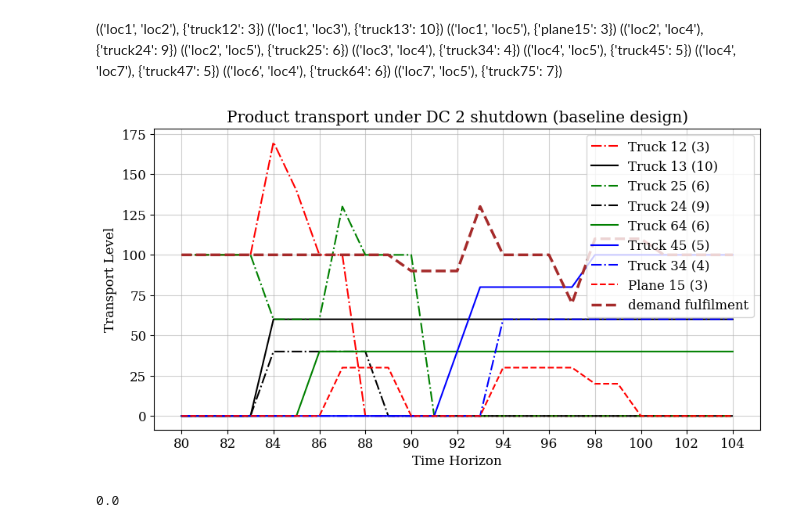
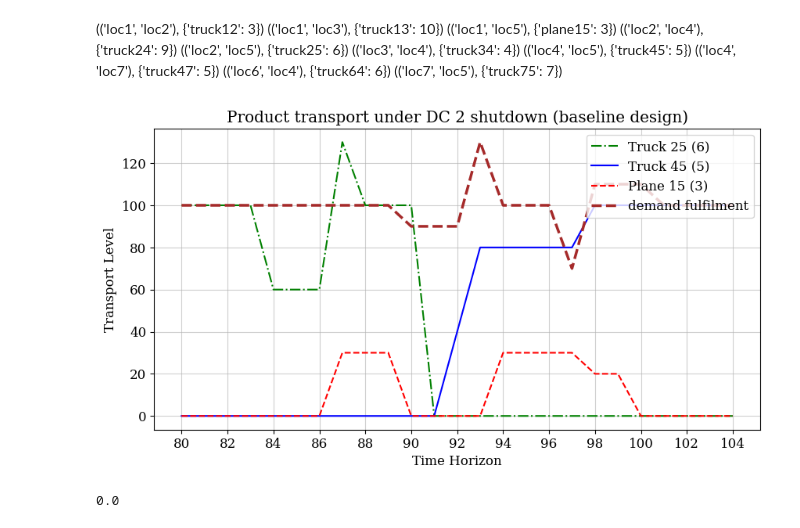
Before and after one commit to shivamvedant/energiapy, a Jupyter notebook: docs/notebooks/supply chain/IRF manuscript/readControl_HPRC.ipynb, the cells around one changed output. Saved outputs shown, nothing was run; the diff lists cells and outputs as text; code cells hidden in the pictures.

```diff
--- a/docs/notebooks/supply chain/IRF manuscript/readControl_HPRC.ipynb
+++ b/docs/notebooks/supply chain/IRF manuscript/readControl_HPRC.ipynb
@@ -1117,54 +1137,54 @@ end = start+25
 
 focal_results_1 = ncl_load_results
 
-a=1
-b=2
-ax.plot(range(start, end), list(value for key, value in focal_results_1.output['Exp'].items() if key[0]==f'loc{a}' and key[1]==f'loc{b}' and key[2]==f'truck{a}{b}' and key[3]==f'com1_loc{a}_out')[start:end], label=f"Truck {a}{b} ({load_travel_time_dict[f'loc{a}', f'loc{b}'][f'truck{a}{b}']})", color='red', linestyle='-.')
+# a=1
+# b=2
+# ax.plot(range(start, end), list(value for key, value in focal_results_1.output['Exp'].items() if key[0]==f'loc{a}' and key[1]==f'loc{b}' and key[2]==f'truck{a}{b}' and key[3]==f'com1_loc{a}_out')[start:end], label=f"Truck {a}{b} ({load_travel_time_dict[f'loc{a}', f'loc{b}'][f'truck{a}{b}']})", color='red', linestyle='-.')
 
-a=1
-b=3
-ax.plot(range(start, end), list(value for key, value in focal_results_1.output['Exp'].items() if key[0]==f'loc{a}' and key[1]==f'loc{b}' and key[2]==f'truck{a}{b}' and key[3]==f'com1_loc{a}_out')[start:end], label=f"Truck {a}{b} ({load_travel_time_dict[f'loc{a}', f'loc{b}'][f'truck{a}{b}']})", color='black', linestyle='-')
+# a=1
+# b=3
+# ax.plot(range(start, end), list(value for key, value in focal_results_1.output['Exp'].items() if key[0]==f'loc{a}' and key[1]==f'loc{b}' and key[2]==f'truck{a}{b}' and key[3]==f'com1_loc{a}_out')[start:end], label=f"Truck {a}{b} ({load_travel_time_dict[f'loc{a}', f'loc{b}'][f'truck{a}{b}']})", color='black', linestyle='-')
 
 a=2
 b=5
 ax.plot(range(start, end), list(value for key, value in focal_results_1.output['Exp'].items() if key[0]==f'loc{a}' and key[1]==f'loc{b}' and key[2]==f'truck{a}{b}' and key[3]==f'com1_loc{a}_out')[start:end], label=f"Truck {a}{b} ({load_travel_time_dict[f'loc{a}', f'loc{b}'][f'truck{a}{b}']})", color='green', linestyle='-.')
 
-a=2
-b=4
-ax.plot(range(start, end), list(value for key, value in focal_results_1.output['Exp'].items() if key[0]==f'loc{a}' and key[1]==f'loc{b}' and key[2]==f'truck{a}{b}' and key[3]==f'com1_loc{a}_out')[start:end], label=f"Truck {a}{b} ({load_travel_time_dict[f'loc{a}', f'loc{b}'][f'truck{a}{b}']})", color='black', linestyle='-.')
+# a=2
+# b=4
+# ax.plot(range(start, end), list(value for key, value in focal_results_1.output['Exp'].items() if key[0]==f'loc{a}' and key[1]==f'loc{b}' and key[2]==f'truck{a}{b}' and key[3]==f'com1_loc{a}_out')[start:end], label=f"Truck {a}{b} ({load_travel_time_dict[f'loc{a}', f'loc{b}'][f'truck{a}{b}']})", color='black', linestyle='-.')
 
-a=6
-b=4
-ax.plot(range(start, end), list(value for key, value in focal_results_1.output['Exp'].items() if key[0]==f'loc{a}' and key[1]==f'loc{b}' and key[2]==f'truck{a}{b}' and key[3]==f'com1_loc{a}_out')[start:end], label=f"Truck {a}{b} ({load_travel_time_dict[f'loc{a}', f'loc{b}'][f'truck{a}{b}']})", color='green', linestyle='-')
+# a=6
+# b=4
+# ax.plot(range(start, end), list(value for key, value in focal_results_1.output['Exp'].items() if key[0]==f'loc{a}' and key[1]==f'loc{b}' and key[2]==f'truck{a}{b}' and key[3]==f'com1_loc{a}_out')[start:end], label=f"Truck {a}{b} ({load_travel_time_dict[f'loc{a}', f'loc{b}'][f'truck{a}{b}']})", color='green', linestyle='-')
 
 a=4
 b=5
 ax.plot(range(start, end), list(value for key, value in focal_results_1.output['Exp'].items() if key[0]==f'loc{a}' and key[1]==f'loc{b}' and key[2]==f'truck{a}{b}' and key[3]==f'com1_loc{a}_out')[start:end], label=f"Truck {a}{b} ({load_travel_time_dict[f'loc{a}', f'loc{b}'][f'truck{a}{b}']})", color='blue', linestyle='-')
 
-a=3
-b=4
-ax.plot(range(start, end), list(value for key, value in focal_results_1.output['Exp'].items() if key[0]==f'loc{a}' and key[1]==f'loc{b}' and key[2]==f'truck{a}{b}' and key[3]==f'com1_loc{a}_out')[start:end], label=f"Truck {a}{b} ({load_travel_time_dict[f'loc{a}', f'loc{b}'][f'truck{a}{b}']})", color='blue', linestyle='-.')
+# a=3
+# b=4
+# ax.plot(range(start, end), list(value for key, value in focal_results_1.output['Exp'].items() if key[0]==f'loc{a}' and key[1]==f'loc{b}' and key[2]==f'truck{a}{b}' and key[3]==f'com1_loc{a}_out')[start:end], label=f"Truck {a}{b} ({load_travel_time_dict[f'loc{a}', f'loc{b}'][f'truck{a}{b}']})", color='blue', linestyle='-.')
 
 a=1
 b=5
 ax.plot(range(start, end), list(value for key, value in focal_results_1.output['Exp'].items() if key[0]==f'loc{a}' and key[1]==f'loc{b}' and key[2]==f'plane{a}{b}' and key[3]==f'com1_loc{a}_out')[start:end], label=f"Plane {a}{b} ({load_travel_time_dict[f'loc{a}', f'loc{b}'][f'plane{a}{b}']})", color='red', linestyle='--')
 
 ax.plot(range(start, end), list(value for key, value in ncl_load_results.output['S'].items() if key[0]=='loc5' and key[1]=='com1_sold')[start:end], label='demand fulfilment', color='brown', linestyle='--', linewidth='2.5')
 
 # Customize the plot
 ax.set_xlabel('Time Horizon')
 ax.set_ylabel('Transport Level')
 ax.set_title('Product transport under DC 2 shutdown (baseline design)')
 ax.legend(loc='upper right')
 ax.plot(linewidth=0.5)
 ax.set_xticks(range(start, end, 2))
 plt.grid(alpha=0.6)
 plt.rcdefaults()
-plt.savefig(fname = 'MPC_logistics_baseline_ncl_des', dpi = 300)
+# plt.savefig(fname = 'MPC_logistics_baseline_ncl_des', dpi = 300)
 # Show the plot
 plt.show()
 # %% [output]
-[figure, old version]
+[figure, new version]
 # %%
 ncl_load_results.output['Exp']['loc2','loc5','truck25', 'com1_loc2_out', 0, 13, 0]
 # %% [output]
```
Also changed, not shown: parts of 14 cells of this notebook.
